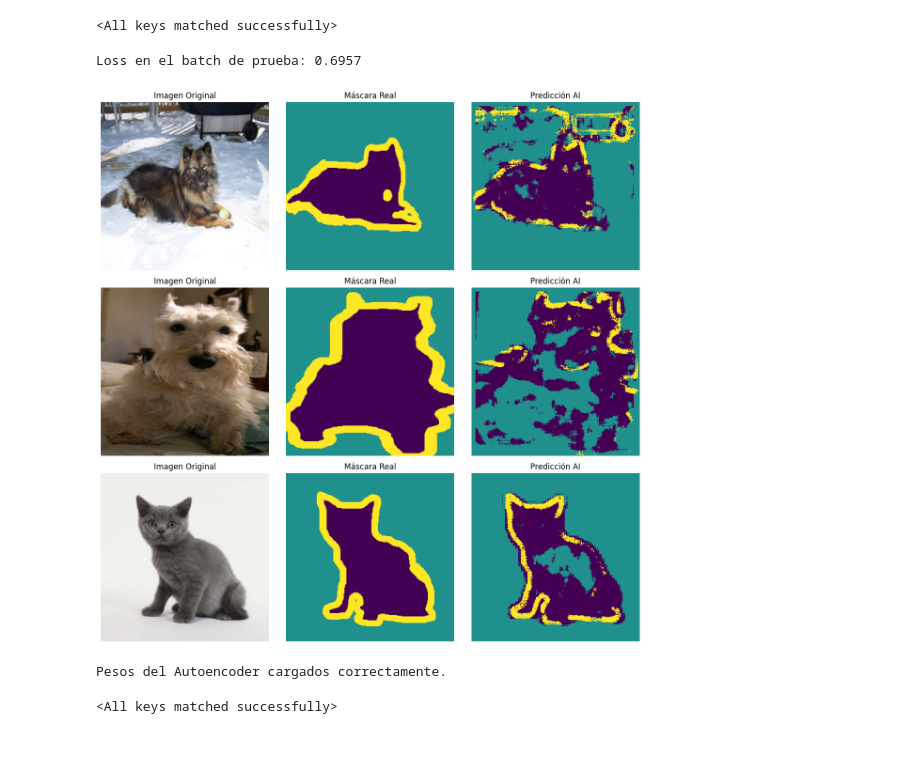
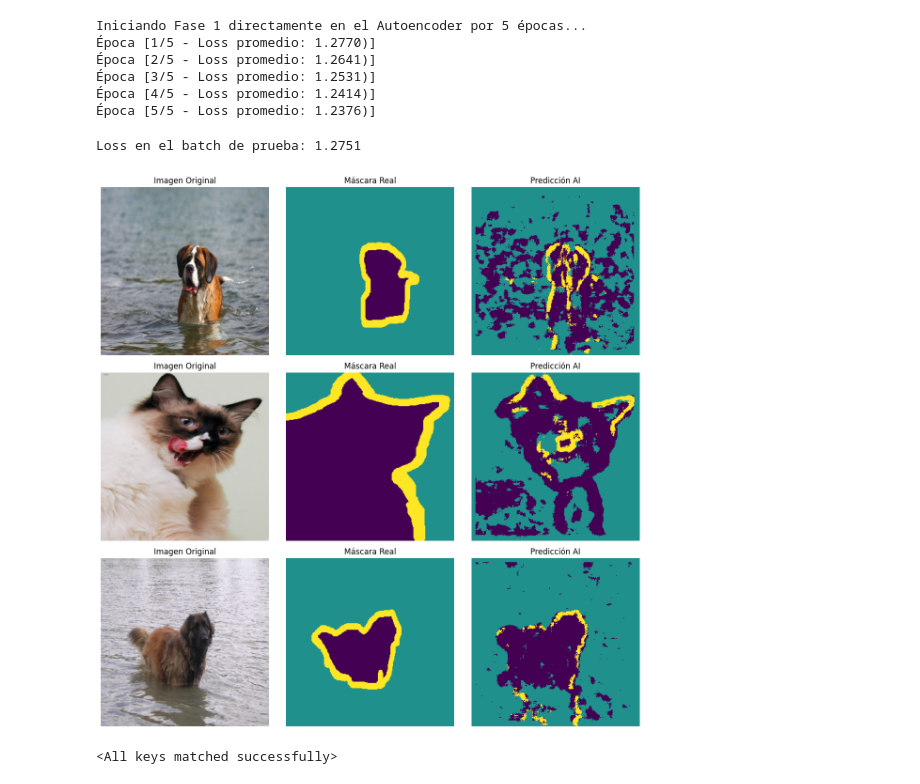
Before and after one commit to FernanSali/Meta-NCA-latente-para-segmentacion-imagenes, a Jupyter notebook: dataprocessing.ipynb, the cells around one changed output. Saved outputs shown, nothing was run; the diff lists cells and outputs as text; code cells hidden in the pictures; blank space fills up the shorter version.

```diff
--- a/dataprocessing.ipynb
+++ b/dataprocessing.ipynb
@@ -63,2 +126,18 @@ params = {
 # %%
-model = ae_model.AutoEncoderDown3(params).to(device)
+ae_model = models.AutoEncoderDown3(params_encoder2).to(device)
+# %%
+train_ae(ae_model, dog_train_loader, epochs=5, device=device)
+
+torch.save(ae_model.state_dict(), "ae_model_og.pth")
+# %% [output]
+Iniciando Fase 1 directamente en el Autoencoder por 5 épocas...
+Época [1/5 - Loss promedio: 1.2770)]
+Época [2/5 - Loss promedio: 1.2641)]
+Época [3/5 - Loss promedio: 1.2531)]
+Época [4/5 - Loss promedio: 1.2414)]
+Época [5/5 - Loss promedio: 1.2376)]
+# %%
+probar_modelo(ae_model, dog_test_loader, device)
+# %% [output]
+Loss en el batch de prueba: 1.2751
+[figure, added]
@@ -67,8 +148,2 @@ model.load_state_dict(torch.load("ae_pesos_base2.pth"))
 # %% [output]
 <All keys matched successfully>
-# %%
-# Ejecutar la prueba
-probar_modelo(model, dog_test_loader, device)
-# %% [output]
-Loss en el batch de prueba: 0.6957
-[figure, removed]
@@ -78,10 +149,0 @@ nca_entero = ae_model.MetaNCASegmenter(ae_params=params, nca_steps=8).to(device)
-# %%
-# Cargar los pesos
-nca_entero.ae.load_state_dict(torch.load("ae_pesos_base2.pth"))
-print("Pesos del Autoencoder cargados correctamente.")
-# %% [output]
-Pesos del Autoencoder cargados correctamente.
-# %%
-nca_entero.load_state_dict(torch.load("meta_nca2.pth"))
-# %% [output]
-<All keys matched successfully>
```
Also changed, not shown: parts of 17 cells of this notebook.
